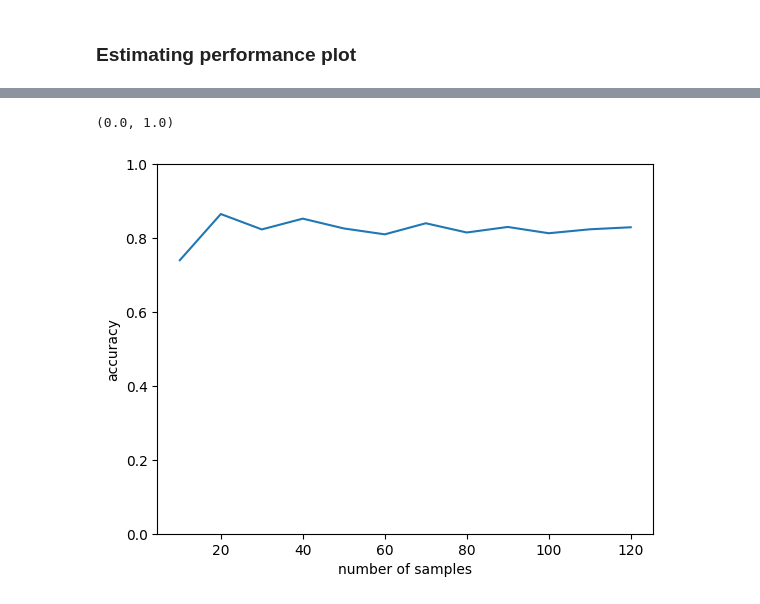
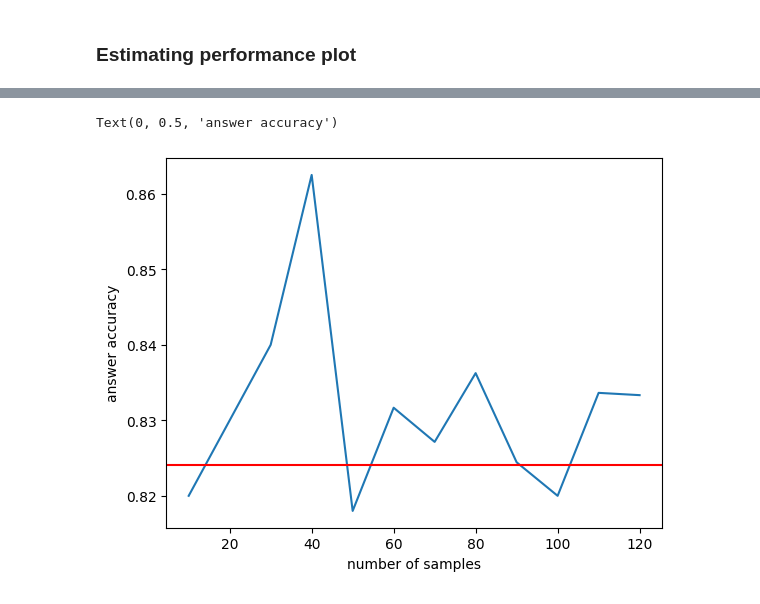
Before and after one commit to National-Zoning-Atlas/zoning-gpt, a Jupyter notebook: eeshakhanna/eval_diagnose.ipynb, the cells around one changed output, grey strips where cells are left out. Cells and saved outputs as stored; diff of their text form; code cells hidden in the pictures.

```diff
--- a/eeshakhanna/eval_diagnose.ipynb
+++ b/eeshakhanna/eval_diagnose.ipynb
@@ -242,18 +241,24 @@ df_sample["correct_acc"] = df_acc["correct_acc"]
 # %%
 n_all = [10, 20, 30, 40, 50, 60, 70, 80, 90, 100, 110, 120]
 
+res_recalls = {}
+res_accs = {}
 recalls = []
 accs = []
 
-avg_over = 10
+avg_over = 50
 
 for n in n_all:
+    res_recalls[n] = []
+    res_accs[n] = []
     total_recall = 0
     total_accs = 0
     for i in range(avg_over):
         sample = df_sample.sample(n=n, replace=False)
         sample_recall = sample['correct_search'].sum() / n
         sample_acc = sample['correct_acc'].sum() / n
+        res_recalls[n].append(sample_recall)
+        res_accs[n].append(sample_acc)
         total_recall += sample_recall
         total_accs += sample_acc
     recalls.append(total_recall/avg_over)
@@ -270,9 +306,10 @@ plt.ylim(0, 1)
 # %%
 import matplotlib.pyplot as plt
 plt.plot(n_all, accs)
+plt.axhline(y = .8241, color = 'r', linestyle = '-')
 plt.xlabel('number of samples')
-plt.ylabel('accuracy')
-plt.ylim(0, 1)
+plt.ylabel('answer accuracy')
+#plt.ylim(0.5, 1)
 # %% [output]
-(0.0, 1.0)
+Text(0, 0.5, 'answer accuracy')
-[figure, old version]
+[figure, new version]
```
Also changed, not shown: parts of 9 cells of this notebook.
